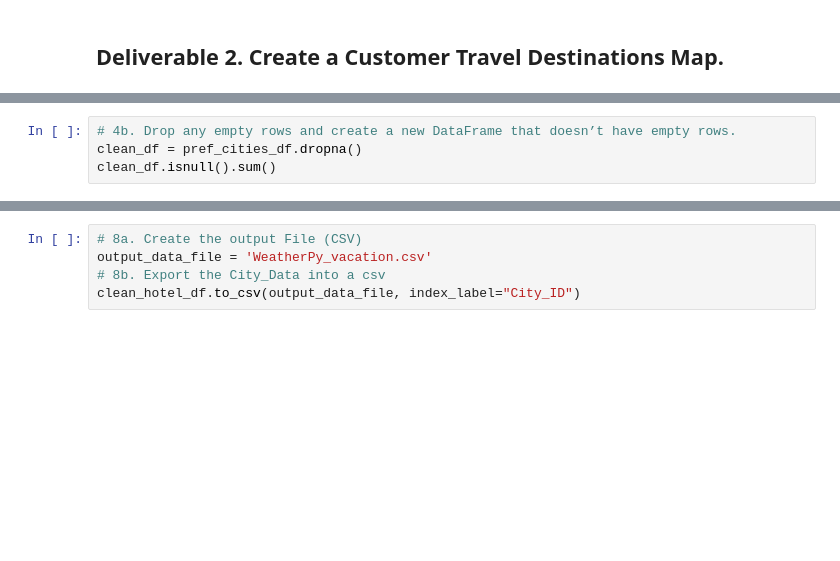
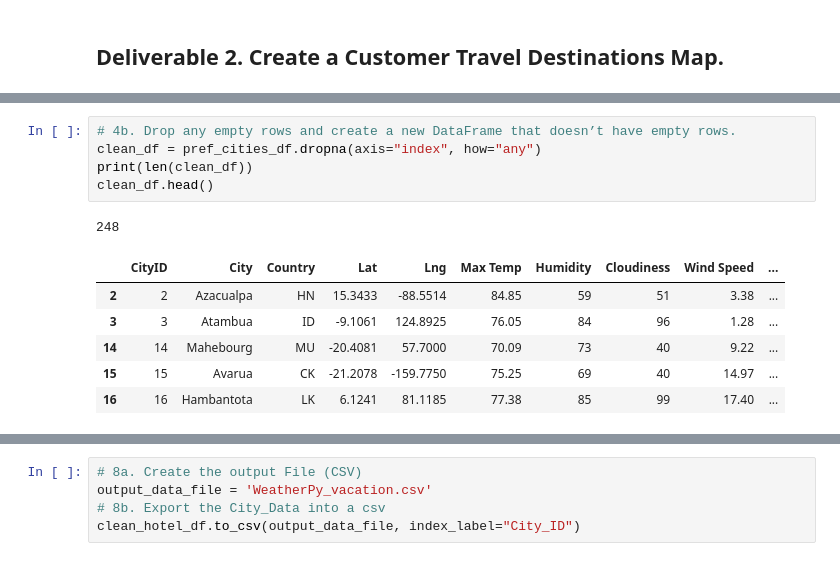
Before and after one commit to mikeschnur/WeatherPy, a Jupyter notebook: World_Weather_Analysis/Vacation_Search/Vacation_Search.ipynb, the cells around one changed output, grey strips where cells are left out. Saved outputs shown, nothing was run; the diff lists cells and outputs as text; blank space fills up the shorter version.

```diff
--- a/World_Weather_Analysis/Vacation_Search/Vacation_Search.ipynb
+++ b/World_Weather_Analysis/Vacation_Search/Vacation_Search.ipynb
@@ -33,7 +85,16 @@ pref_cities_df.isnull().sum()
 # %%
 # 4b. Drop any empty rows and create a new DataFrame that doesn’t have empty rows.
-clean_df = pref_cities_df.dropna()
-clean_df.isnull().sum()
+clean_df = pref_cities_df.dropna(axis="index", how="any")
+print(len(clean_df))
+clean_df.head()
+# %% [output]
+248
+|  | CityID | City | Country | Lat | Lng | Max Temp | Humidity | Cloudiness | Wind Speed | ... |
+| 2 | 2 | Azacualpa | HN | 15.3433 | -88.5514 | 84.85 | 59 | 51 | 3.38 | ... |
+| 3 | 3 | Atambua | ID | -9.1061 | 124.8925 | 76.05 | 84 | 96 | 1.28 | ... |
+| 14 | 14 | Mahebourg | MU | -20.4081 | 57.7000 | 70.09 | 73 | 40 | 9.22 | ... |
+| 15 | 15 | Avarua | CK | -21.2078 | -159.7750 | 75.25 | 69 | 40 | 14.97 | ... |
+| 16 | 16 | Hambantota | LK | 6.1241 | 81.1185 | 77.38 | 85 | 99 | 17.40 | ... |
 # %%
 # 5a. Create DataFrame called hotel_df to store hotel names along with city, country, max temp, and coordinates.
 hotel_df = clean_df[["City", "Country", "Max Temp", "Current Description", "Lat", "Lng"]].copy()
```
Also changed, not shown: parts of 12 cells of this notebook, 9 other files.
